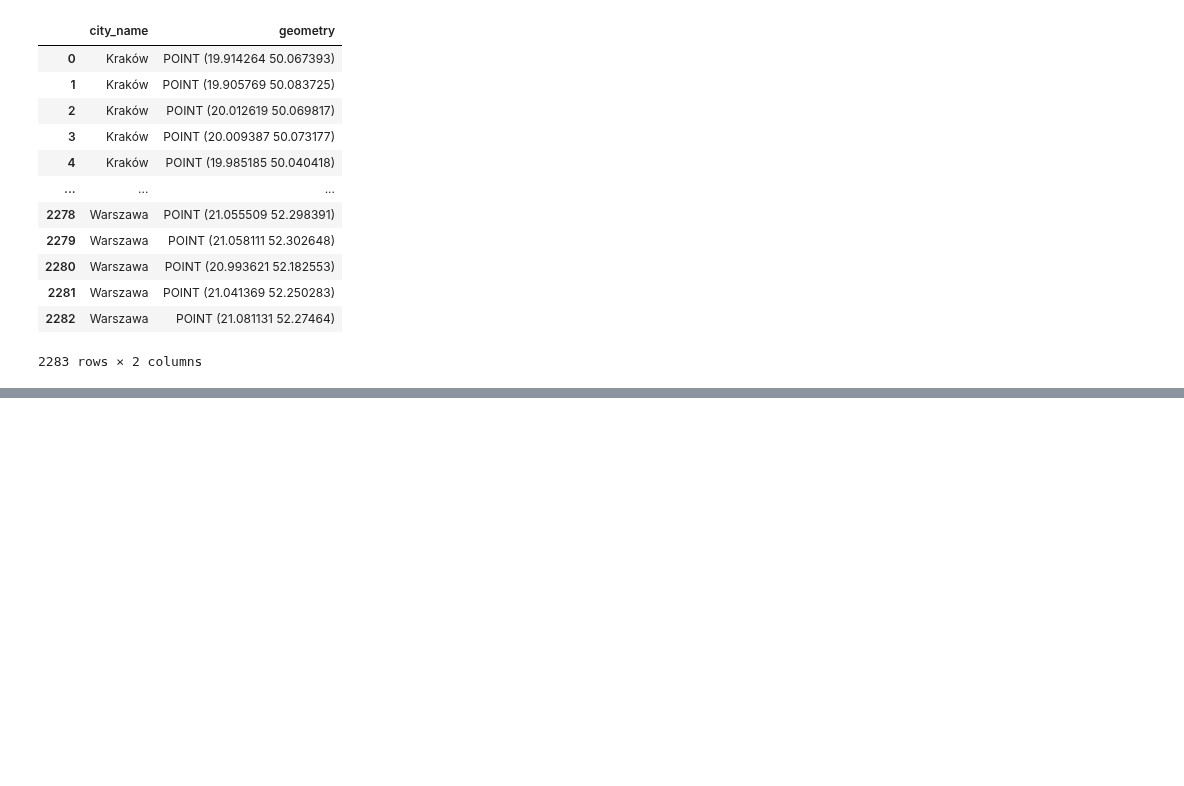
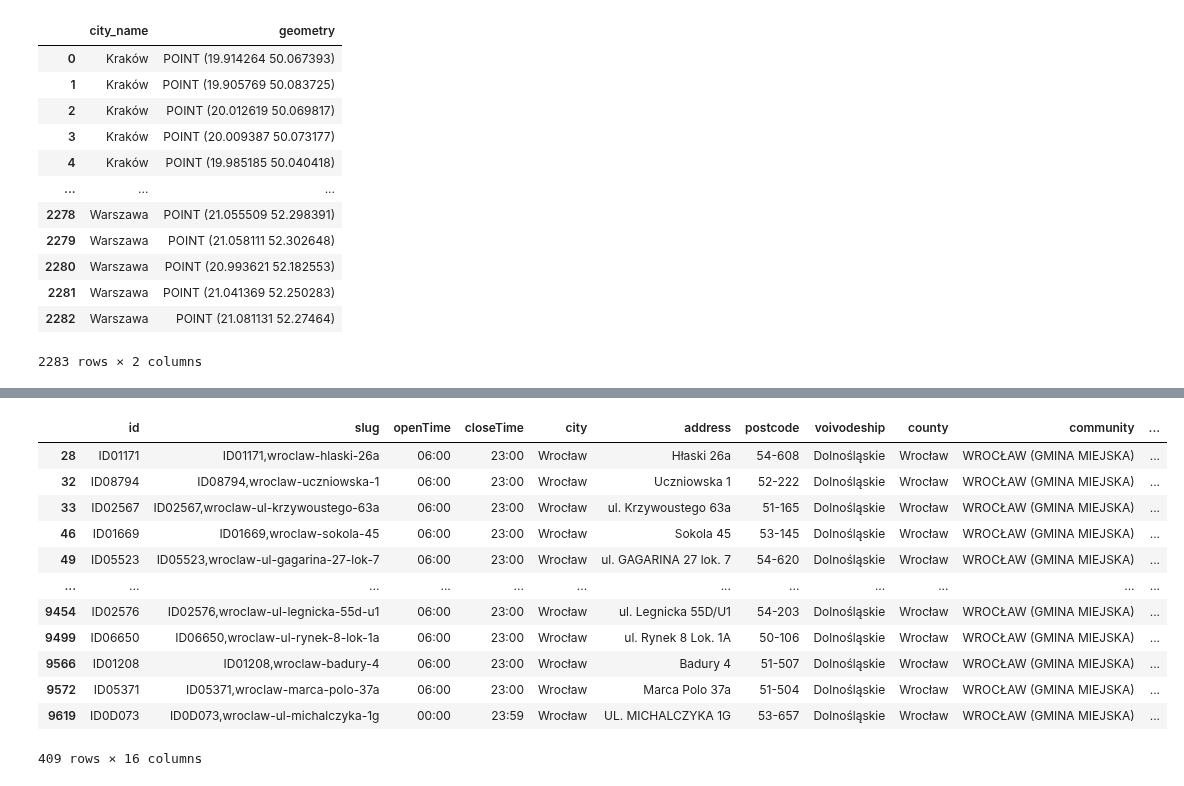
Before and after one commit to StaszekM/gradient, a Jupyter notebook: notebooks/best_models_test.ipynb, the cells around one changed output, grey strips where cells are left out. Drawn from its saved outputs; the diff is of its cells as text; code cells hidden in the pictures; blank space fills up the shorter version.

```diff
--- a/notebooks/best_models_test.ipynb
+++ b/notebooks/best_models_test.ipynb
@@ -392,0 +403,7 @@ ValueError: Features must have a geometry column.
+# %%
+gdf = gpd.GeoDataFrame(
+            zabka_data.drop(["lat", "lng"], axis=1),
+            geometry=gpd.points_from_xy(x=zabka_data["lng"], y=zabka_data["lat"]),
+            crs="EPSG:4326",
+        )
+gdf.head()
@@ -392,0 +417,17 @@ ValueError: Features must have a geometry column.
+# %%
+gdf_wro = gdf[gdf['city'] == 'Wrocław']
+gdf_wro
+# %% [output]
+|  | id | slug | openTime | closeTime | city | address | postcode | voivodeship | county | community | ... |
+| 28 | ID01171 | ID01171,wroclaw-hlaski-26a | 06:00 | 23:00 | Wrocław | Hłaski 26a | 54-608 | Dolnośląskie | Wrocław | WROCŁAW (GMINA MIEJSKA) | ... |
+| 32 | ID08794 | ID08794,wroclaw-uczniowska-1 | 06:00 | 23:00 | Wrocław | Uczniowska 1 | 52-222 | Dolnośląskie | Wrocław | WROCŁAW (GMINA MIEJSKA) | ... |
+| 33 | ID02567 | ID02567,wroclaw-ul-krzywoustego-63a | 06:00 | 23:00 | Wrocław | ul. Krzywoustego 63a | 51-165 | Dolnośląskie | Wrocław | WROCŁAW (GMINA MIEJSKA) | ... |
+| 46 | ID01669 | ID01669,wroclaw-sokola-45 | 06:00 | 23:00 | Wrocław | Sokola 45 | 53-145 | Dolnośląskie | Wrocław | WROCŁAW (GMINA MIEJSKA) | ... |
+| 49 | ID05523 | ID05523,wroclaw-ul-gagarina-27-lok-7 | 06:00 | 23:00 | Wrocław | ul. GAGARINA 27 lok. 7 | 54-620 | Dolnośląskie | Wrocław | WROCŁAW (GMINA MIEJSKA) | ... |
+| ... | ... | ... | ... | ... | ... | ... | ... | ... | ... | ... | ... |
+| 9454 | ID02576 | ID02576,wroclaw-ul-legnicka-55d-u1 | 06:00 | 23:00 | Wrocław | ul. Legnicka 55D/U1 | 54-203 | Dolnośląskie | Wrocław | WROCŁAW (GMINA MIEJSKA) | ... |
+| 9499 | ID06650 | ID06650,wroclaw-ul-rynek-8-lok-1a | 06:00 | 23:00 | Wrocław | ul. Rynek 8 Lok. 1A | 50-106 | Dolnośląskie | Wrocław | WROCŁAW (GMINA MIEJSKA) | ... |
+| 9566 | ID01208 | ID01208,wroclaw-badury-4 | 06:00 | 23:00 | Wrocław | Badury 4 | 51-507 | Dolnośląskie | Wrocław | WROCŁAW (GMINA MIEJSKA) | ... |
+| 9572 | ID05371 | ID05371,wroclaw-marca-polo-37a | 06:00 | 23:00 | Wrocław | Marca Polo 37a | 51-504 | Dolnośląskie | Wrocław | WROCŁAW (GMINA MIEJSKA) | ... |
+| 9619 | ID0D073 | ID0D073,wroclaw-ul-michalczyka-1g | 00:00 | 23:59 | Wrocław | UL. MICHALCZYKA 1G | 53-657 | Dolnośląskie | Wrocław | WROCŁAW (GMINA MIEJSKA) | ... |
+409 rows × 16 columns
```
Also changed, not shown: parts of 10 cells of this notebook, 1 other file.
